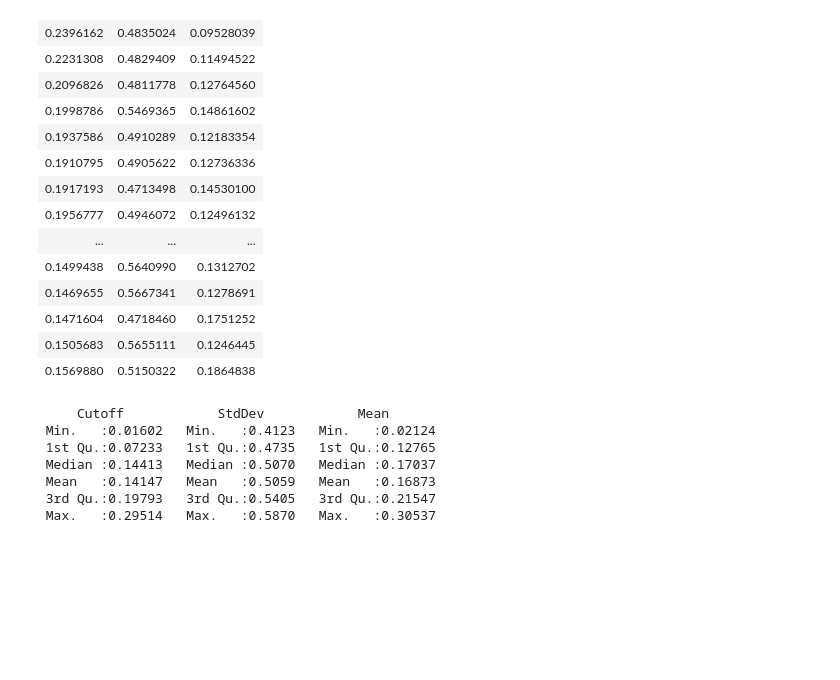
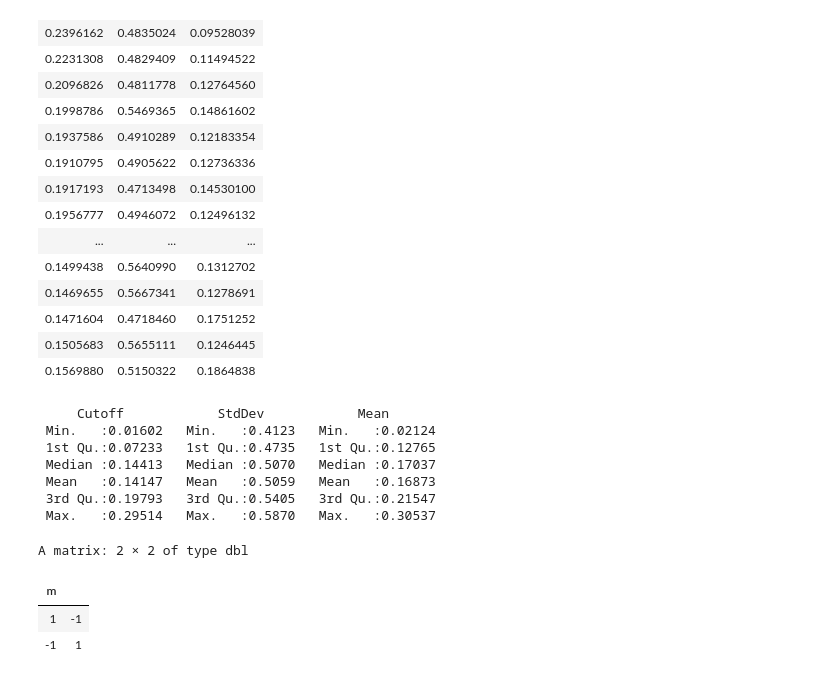
Before and after one commit to Fernando1729/datasci_proj, a Jupyter notebook: analysis_of_dwnn.ipynb, the cells around one changed output. Cells and saved outputs as stored; diff of their text form; code cells hidden in the pictures; blank space fills up the shorter version.

Commit message:
Add test of the cosine function

```diff
--- a/analysis_of_dwnn.ipynb
+++ b/analysis_of_dwnn.ipynb
@@ -415,3 +415,17 @@ summary(df)
  Mean   :0.14147   Mean   :0.5059   Mean   :0.16873
  3rd Qu.:0.19793   3rd Qu.:0.5405   3rd Qu.:0.21547
  Max.   :0.29514   Max.   :0.5870   Max.   :0.30537
+# %%
+m = c(1, 1, 1)
+m = rbind(m, c(-1, -1, -1))
+
+query = c(0, 0, 0)
+
+diff = query - m
+cos = cosine(diff, diff)
+cos
+# %% [output]
+A matrix: 2 × 2 of type dbl
+| m |  |
+| 1 | -1 |
+| -1 | 1 |
```
